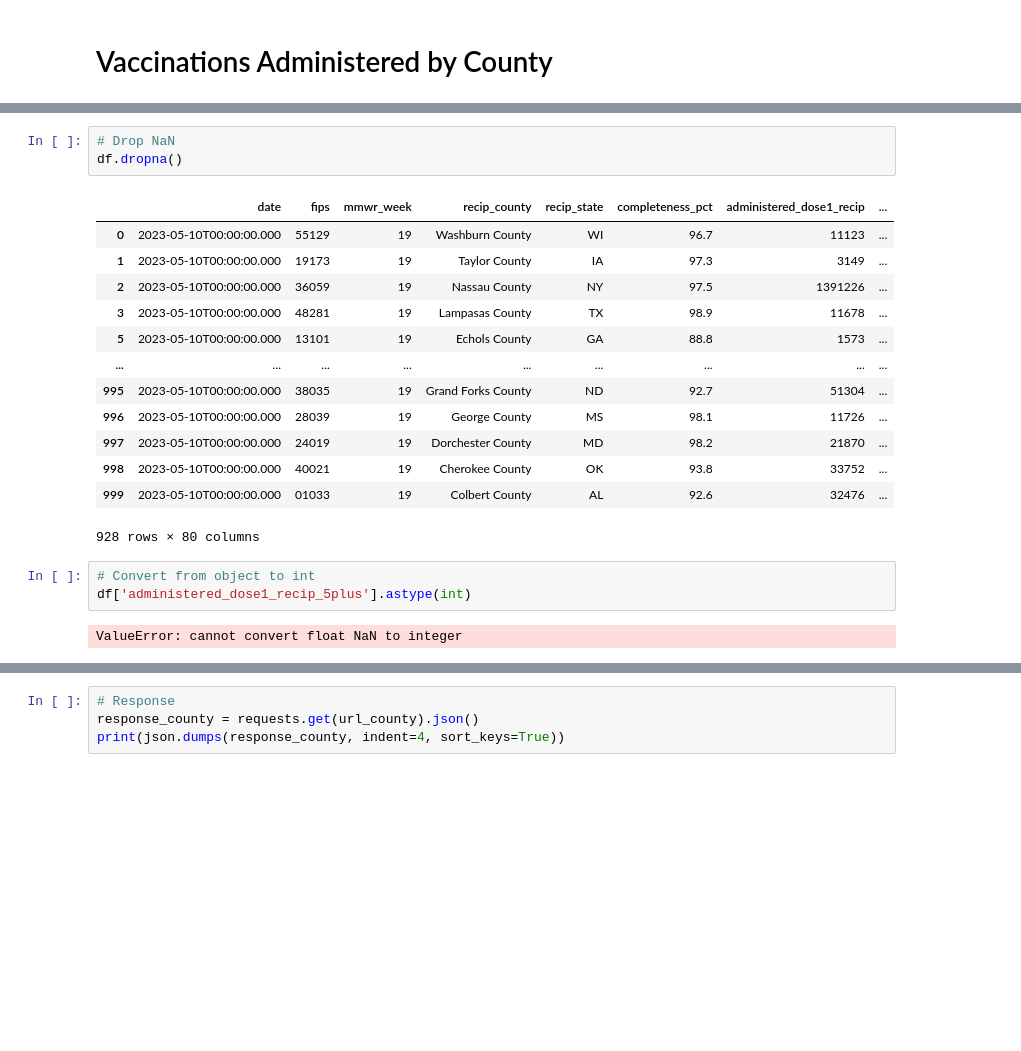
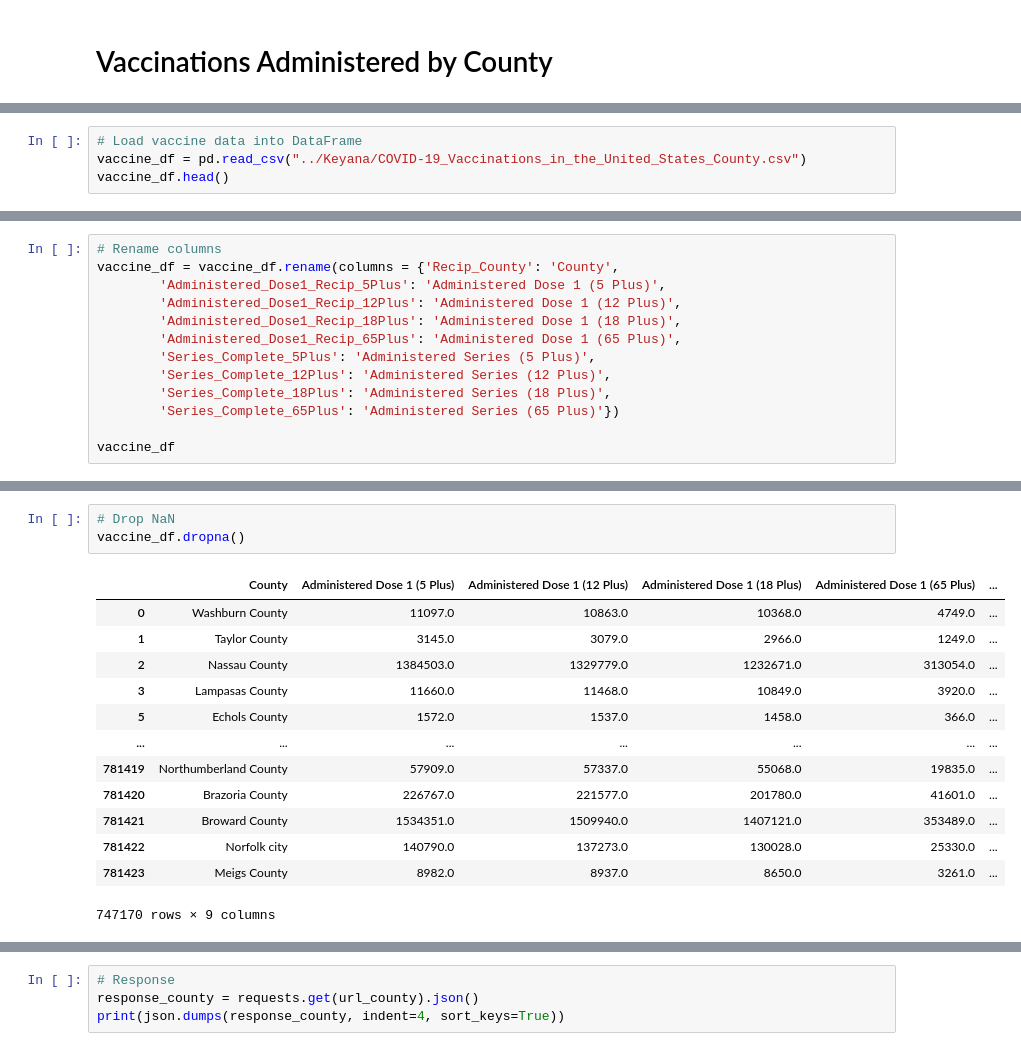
Before and after one commit to tinalina1003/Project1-Group4, a Jupyter notebook: Keyana/Vaccinations Administered by County.ipynb, the cells around one changed output, grey strips where cells are left out. Cells and saved outputs as stored; diff of their text form; blank space fills up the shorter version.

Commit message:
completion of age vs vaccines administered and change of api to csv for vaccinations by county

```diff
--- a/Keyana/Vaccinations Administered by County.ipynb
+++ b/Keyana/Vaccinations Administered by County.ipynb
@@ -67,0 +16,4 @@ KeyError: ' '
+# %%
+# Load vaccine data into DataFrame
+vaccine_df = pd.read_csv("../Keyana/COVID-19_Vaccinations_in_the_United_States_County.csv")
+vaccine_df.head()
@@ -67,0 +27,13 @@ KeyError: ' '
+# %%
+# Rename columns
+vaccine_df = vaccine_df.rename(columns = {'Recip_County': 'County',
+        'Administered_Dose1_Recip_5Plus': 'Administered Dose 1 (5 Plus)',
+        'Administered_Dose1_Recip_12Plus': 'Administered Dose 1 (12 Plus)',
+        'Administered_Dose1_Recip_18Plus': 'Administered Dose 1 (18 Plus)',
+        'Administered_Dose1_Recip_65Plus': 'Administered Dose 1 (65 Plus)',
+        'Series_Complete_5Plus': 'Administered Series (5 Plus)',
+        'Series_Complete_12Plus': 'Administered Series (12 Plus)',
+        'Series_Complete_18Plus': 'Administered Series (18 Plus)',
+        'Series_Complete_65Plus': 'Administered Series (65 Plus)'})
+
+vaccine_df
@@ -68,22 +54,17 @@ KeyError: ' '
 # %%
 # Drop NaN
-df.dropna()
+vaccine_df.dropna()
 # %% [output]
-|  | date | fips | mmwr_week | recip_county | recip_state | completeness_pct | administered_dose1_recip | ... |
-| 0 | 2023-05-10T00:00:00.000 | 55129 | 19 | Washburn County | WI | 96.7 | 11123 | ... |
-| 1 | 2023-05-10T00:00:00.000 | 19173 | 19 | Taylor County | IA | 97.3 | 3149 | ... |
-| 2 | 2023-05-10T00:00:00.000 | 36059 | 19 | Nassau County | NY | 97.5 | 1391226 | ... |
-| 3 | 2023-05-10T00:00:00.000 | 48281 | 19 | Lampasas County | TX | 98.9 | 11678 | ... |
-| 5 | 2023-05-10T00:00:00.000 | 13101 | 19 | Echols County | GA | 88.8 | 1573 | ... |
-| ... | ... | ... | ... | ... | ... | ... | ... | ... |
-| 995 | 2023-05-10T00:00:00.000 | 38035 | 19 | Grand Forks County | ND | 92.7 | 51304 | ... |
-| 996 | 2023-05-10T00:00:00.000 | 28039 | 19 | George County | MS | 98.1 | 11726 | ... |
-| 997 | 2023-05-10T00:00:00.000 | 24019 | 19 | Dorchester County | MD | 98.2 | 21870 | ... |
-| 998 | 2023-05-10T00:00:00.000 | 40021 | 19 | Cherokee County | OK | 93.8 | 33752 | ... |
-| 999 | 2023-05-10T00:00:00.000 | 01033 | 19 | Colbert County | AL | 92.6 | 32476 | ... |
+|  | County | Administered Dose 1 (5 Plus) | Administered Dose 1 (12 Plus) | Administered Dose 1 (18 Plus) | Administered Dose 1 (65 Plus) | ... |
+| 0 | Washburn County | 11097.0 | 10863.0 | 10368.0 | 4749.0 | ... |
+| 1 | Taylor County | 3145.0 | 3079.0 | 2966.0 | 1249.0 | ... |
+| 2 | Nassau County | 1384503.0 | 1329779.0 | 1232671.0 | 313054.0 | ... |
+| 3 | Lampasas County | 11660.0 | 11468.0 | 10849.0 | 3920.0 | ... |
+| 5 | Echols County | 1572.0 | 1537.0 | 1458.0 | 366.0 | ... |
+| ... | ... | ... | ... | ... | ... | ... |
+| 781419 | Northumberland County | 57909.0 | 57337.0 | 55068.0 | 19835.0 | ... |
+| 781420 | Brazoria County | 226767.0 | 221577.0 | 201780.0 | 41601.0 | ... |
+| 781421 | Broward County | 1534351.0 | 1509940.0 | 1407121.0 | 353489.0 | ... |
+| 781422 | Norfolk city | 140790.0 | 137273.0 | 130028.0 | 25330.0 | ... |
+| 781423 | Meigs County | 8982.0 | 8937.0 | 8650.0 | 3261.0 | ... |
-928 rows × 80 columns
+747170 rows × 9 columns
-# %%
-# Convert from object to int
-df['administered_dose1_recip_5plus'].astype(int)
-# %% [output]
-ValueError: cannot convert float NaN to integer
```
Also changed, not shown: parts of 14 cells of this notebook, 3 other files.
